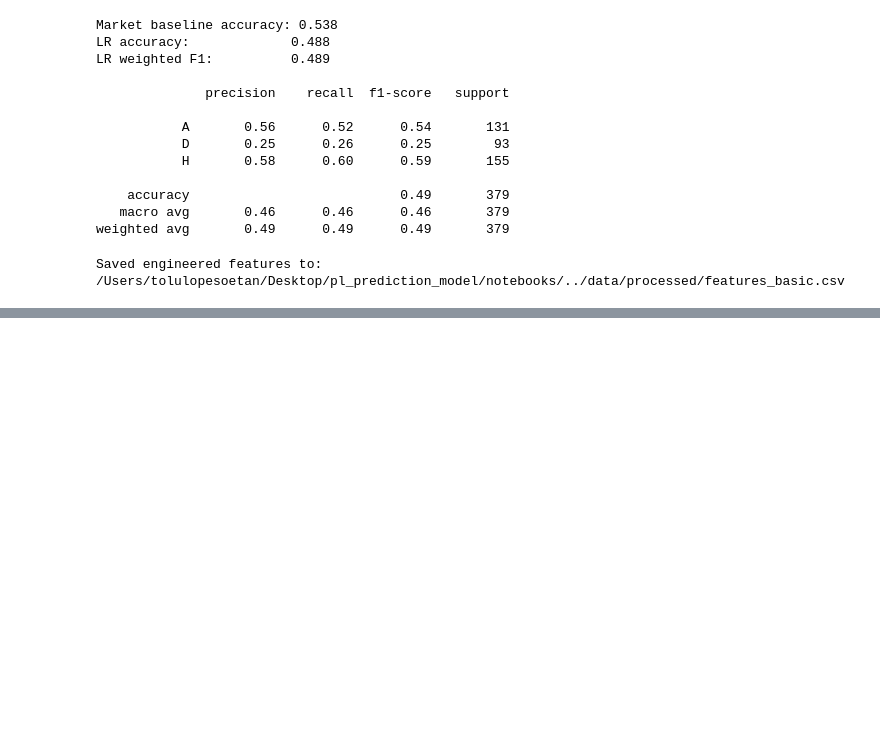
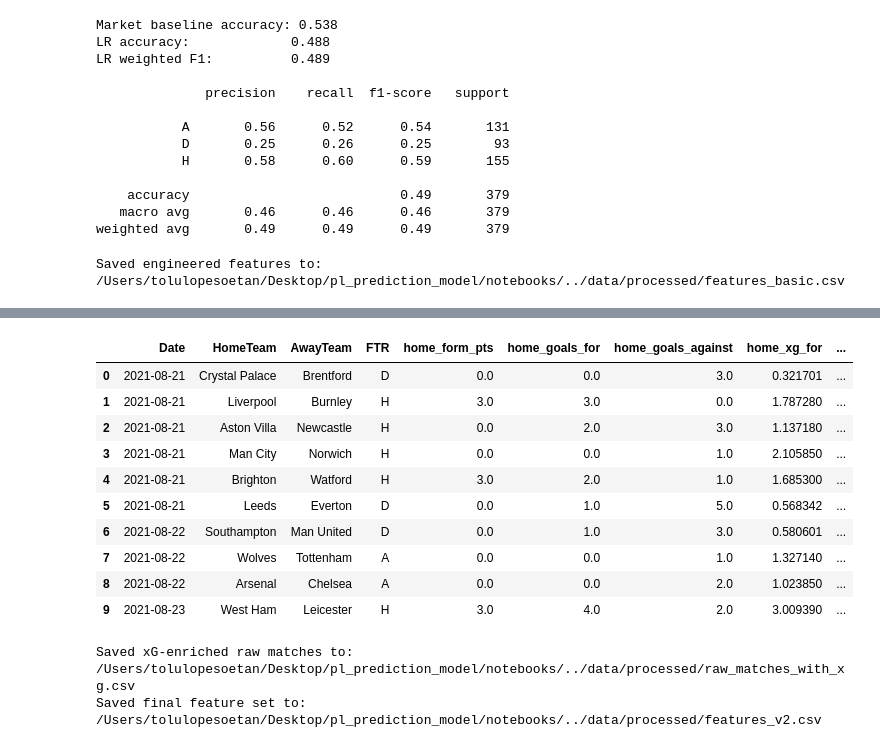
Before and after one commit to tolulopesoetan/pl_prediction_model, a Jupyter notebook: notebooks/01_data_ingestion_and_preprocessing.ipynb, the cells around one changed output, grey strips where cells are left out. Cells and saved outputs as stored; diff of their text form; code cells hidden in the pictures; blank space fills up the shorter version.

```diff
--- a/notebooks/01_data_ingestion_and_preprocessing.ipynb
+++ b/notebooks/01_data_ingestion_and_preprocessing.ipynb
@@ -468,0 +797,48 @@ Saved engineered features to: /Users/tolulopesoetan/Desktop/pl_prediction_model/
+# %%
+features_v2[
+    [
+        "Date",
+        "HomeTeam",
+        "AwayTeam",
+        "FTR",
+        "home_form_pts",
+        "home_goals_for",
+        "home_goals_against",
+        "home_xg_for",
+        "home_xg_against",
+        "away_form_pts",
+        "away_goals_for",
+        "away_goals_against",
+        "away_xg_for",
+        "away_xg_against",
+        "xg_diff",
+        "h2h_home_winrate",
+        "season",
+    ]
+].head(10)
+# %% [output]
+|  | Date | HomeTeam | AwayTeam | FTR | home_form_pts | home_goals_for | home_goals_against | home_xg_for | ... |
+| 0 | 2021-08-21 | Crystal Palace | Brentford | D | 0.0 | 0.0 | 3.0 | 0.321701 | ... |
+| 1 | 2021-08-21 | Liverpool | Burnley | H | 3.0 | 3.0 | 0.0 | 1.787280 | ... |
+| 2 | 2021-08-21 | Aston Villa | Newcastle | H | 0.0 | 2.0 | 3.0 | 1.137180 | ... |
+| 3 | 2021-08-21 | Man City | Norwich | H | 0.0 | 0.0 | 1.0 | 2.105850 | ... |
+| 4 | 2021-08-21 | Brighton | Watford | H | 3.0 | 2.0 | 1.0 | 1.685300 | ... |
+| 5 | 2021-08-21 | Leeds | Everton | D | 0.0 | 1.0 | 5.0 | 0.568342 | ... |
+| 6 | 2021-08-22 | Southampton | Man United | D | 0.0 | 1.0 | 3.0 | 0.580601 | ... |
+| 7 | 2021-08-22 | Wolves | Tottenham | A | 0.0 | 0.0 | 1.0 | 1.327140 | ... |
+| 8 | 2021-08-22 | Arsenal | Chelsea | A | 0.0 | 0.0 | 2.0 | 1.023850 | ... |
+| 9 | 2021-08-23 | West Ham | Leicester | H | 3.0 | 4.0 | 2.0 | 3.009390 | ... |
+# %%
+# save xG enriched datasets
+
+raw_xg_output_path = DATA_DIR / "raw_matches_with_xg.csv"
+features_v2_output_path = DATA_DIR / "features_v2.csv"
+
+raw_xg.to_csv(raw_xg_output_path, index=False)
+features_v2.to_csv(features_v2_output_path, index=False)
+
+print(f"Saved xG-enriched raw matches to: {raw_xg_output_path}")
+print(f"Saved final feature set to: {features_v2_output_path}")
+# %% [output]
+Saved xG-enriched raw matches to: /Users/tolulopesoetan/Desktop/pl_prediction_model/notebooks/../data/processed/raw_matches_with_xg.csv
+Saved final feature set to: /Users/tolulopesoetan/Desktop/pl_prediction_model/notebooks/../data/processed/features_v2.csv
```
Also changed, not shown: parts of 4 cells of this notebook, 4 other files.
